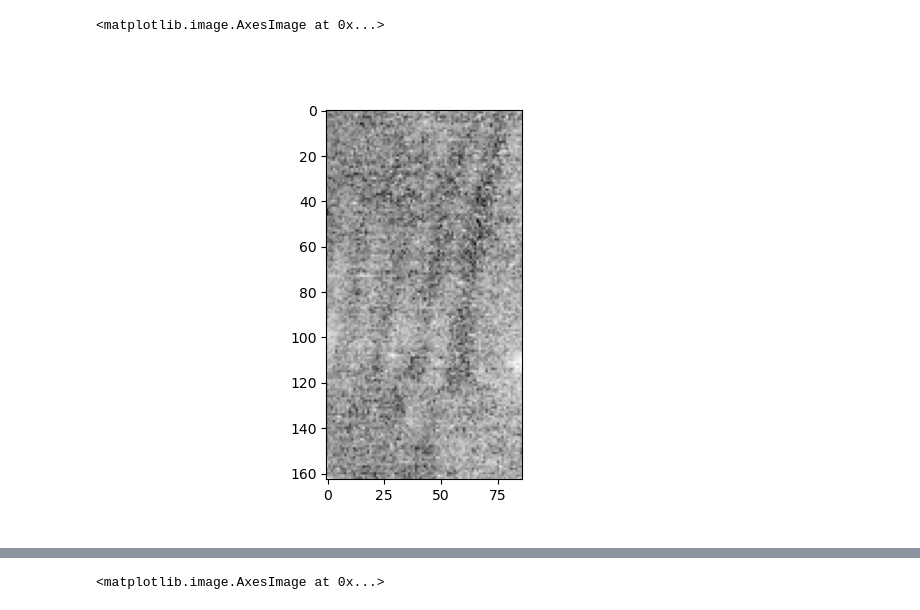
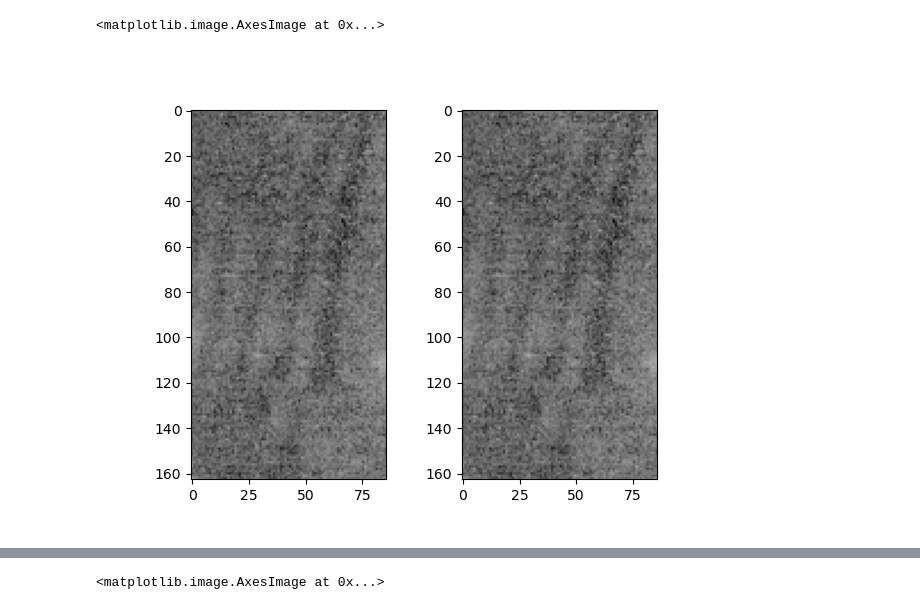
Before and after one commit to zyjux/harmonic_gw, a Jupyter notebook: local_autocorrelation.ipynb, the cells around one changed output, grey strips where cells are left out. Saved outputs shown, nothing was run; the diff lists cells and outputs as text; code cells hidden in the pictures.

```diff
--- a/local_autocorrelation.ipynb
+++ b/local_autocorrelation.ipynb
@@ -11,2 +10,4 @@ img_file = img_dir + "d20180114_t0500332_e0501573_b32203_c20220322202437972466_z
 # %%
 img = Image.open(img_file).convert("L")
+img_array = np.asarray(img, dtype='float64')
+img_array_thresh = np.where(img_array >= 220, 0., img_array)
@@ -23,2 +13,0 @@ ax.imshow(img, cmap='gray')
-# %%
-img_array = np.asarray(img)
@@ -27,6 +26,10 @@ img_crop = img_array[67:230, 328:414]
+# %%
+img_crop = img_array[67:230, 328:414]
+img_crop_thresh = img_array_thresh[67:230, 328:414]
 # %%
-F, ax = plt.subplots()
-ax.imshow(img_crop, cmap='gray')
+F, ax = plt.subplots(1, 2)
+ax[0].imshow(img_crop, cmap='gray', clim=(0, 255))
+ax[1].imshow(img_crop_thresh, cmap='gray', clim=(0, 255))
 # %% [output]
 <matplotlib.image.AxesImage at 0x...>
-[figure, old version]
+[figure, new version]
```
Also changed, not shown: parts of 20 cells of this notebook.
